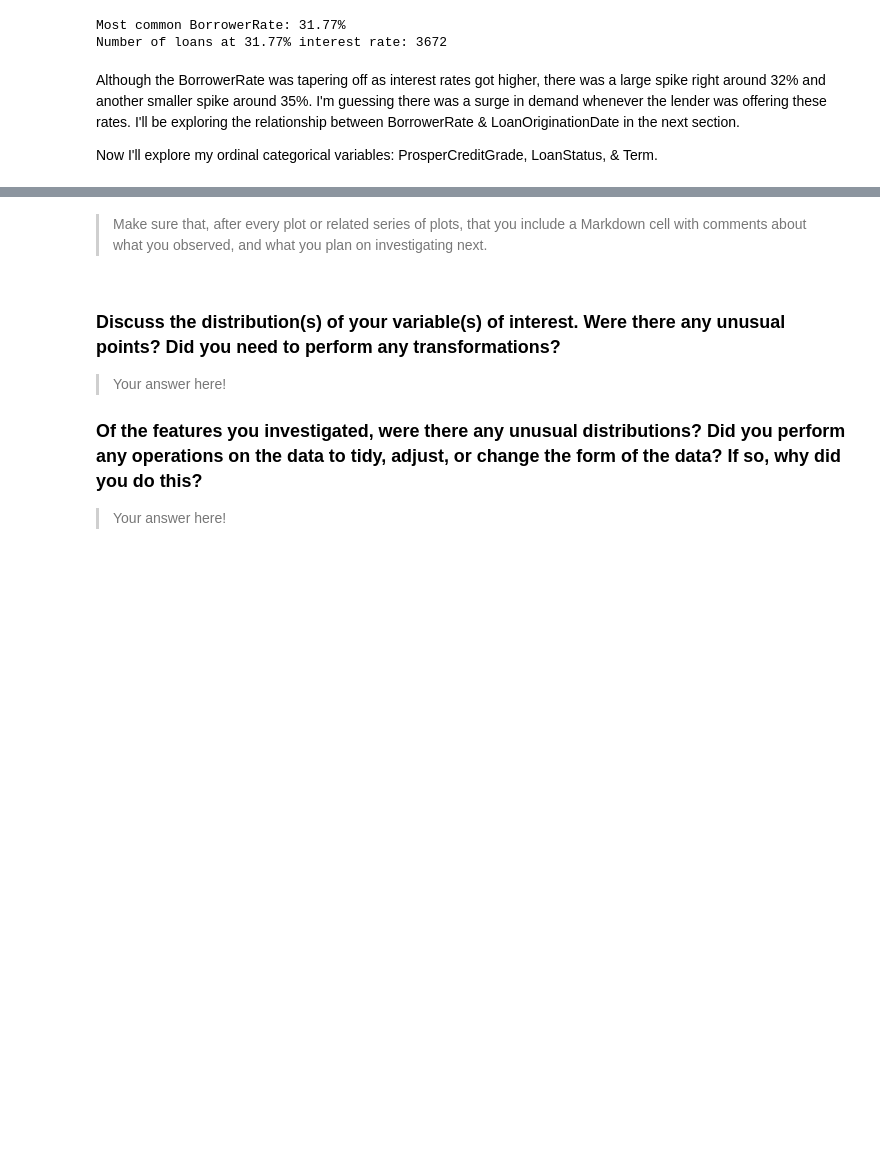
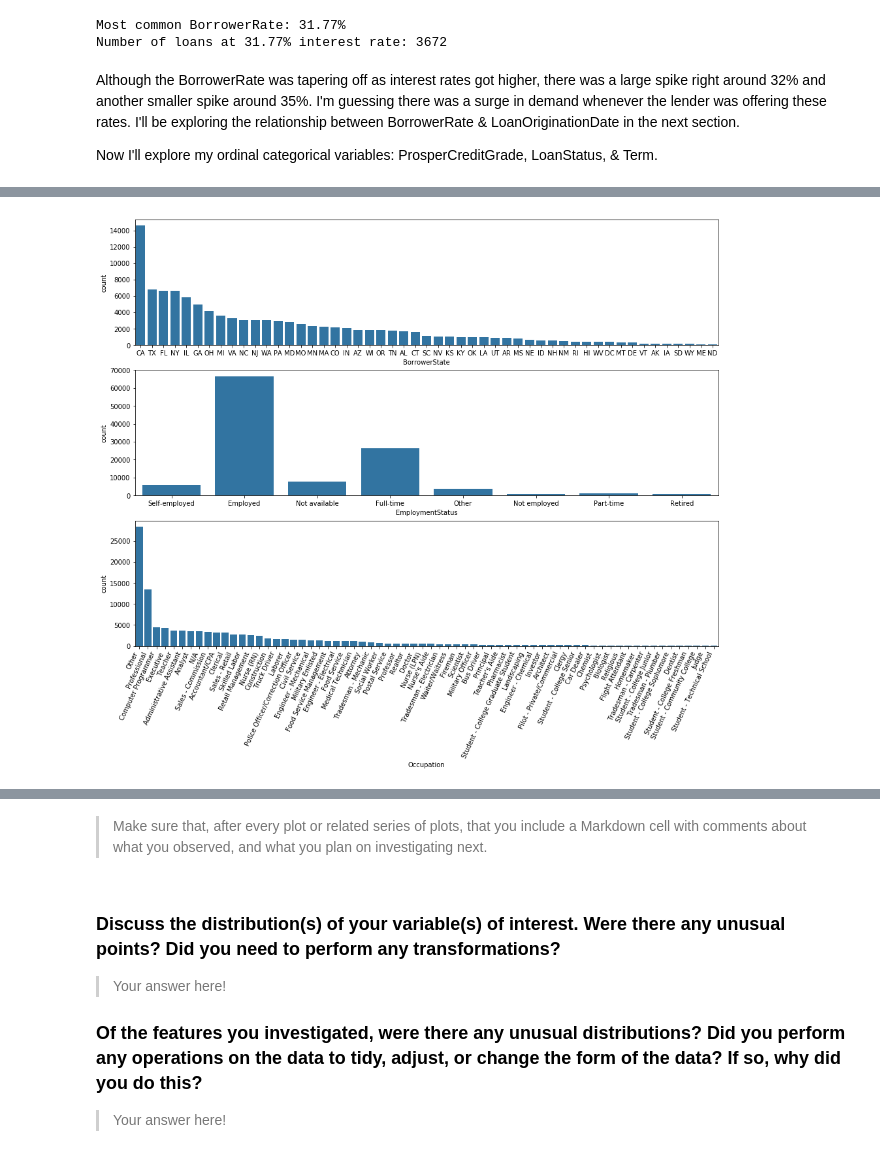
Before and after one commit to iRowebot/prosper_loans_visualizations, a Jupyter notebook: prosper_loans_data_visualization.ipynb, the cells around one changed output, grey strips where cells are left out. Drawn from its saved outputs; the diff is of its cells as text; code cells hidden in the pictures; blank space fills up the shorter version.

```diff
--- a/prosper_loans_data_visualization.ipynb
+++ b/prosper_loans_data_visualization.ipynb
@@ -297,0 +335,13 @@ ax2 = sns.countplot(data=df, x='Term', color=base_color, ax=ax[2]);
+# %%
+fig, ax = plt.subplots(nrows=3, figsize=[16,12])
+
+base_color = sns.color_palette()[0]
+BorrowerState_ord = df.BorrowerState.value_counts().index
+Occupation_ord = df.Occupation.value_counts().index
+
+ax0 = sns.countplot(data=df, x='BorrowerState', color=base_color, ax=ax[0], order=BorrowerState_ord)
+ax1 = sns.countplot(data=df, x='EmploymentStatus', color=base_color, ax=ax[1]);
+ax2 = sns.countplot(data=df, x='Occupation', color=base_color, ax=ax[2], order=Occupation_ord)
+ax2.set_xticklabels(Occupation_ord, rotation=65, ha='right');
+# %% [output]
+[figure, added]
```
Also changed, not shown: parts of 7 cells of this notebook.
